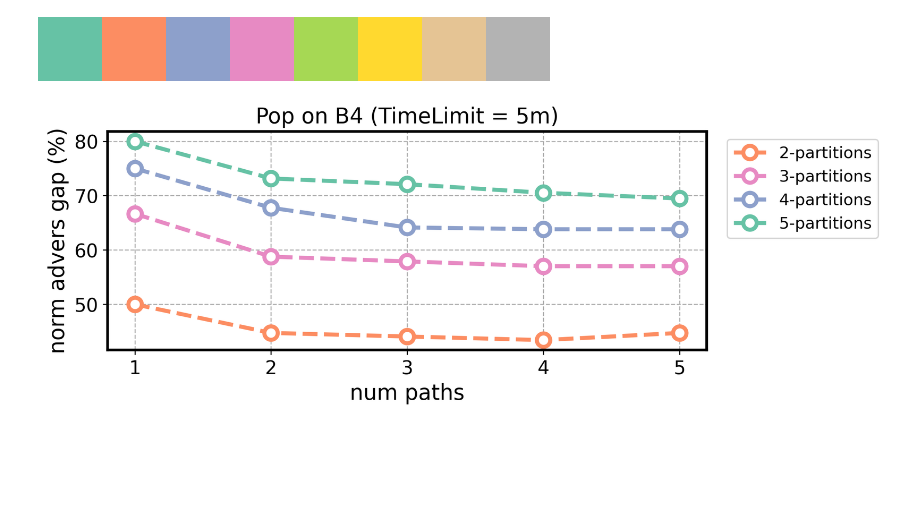
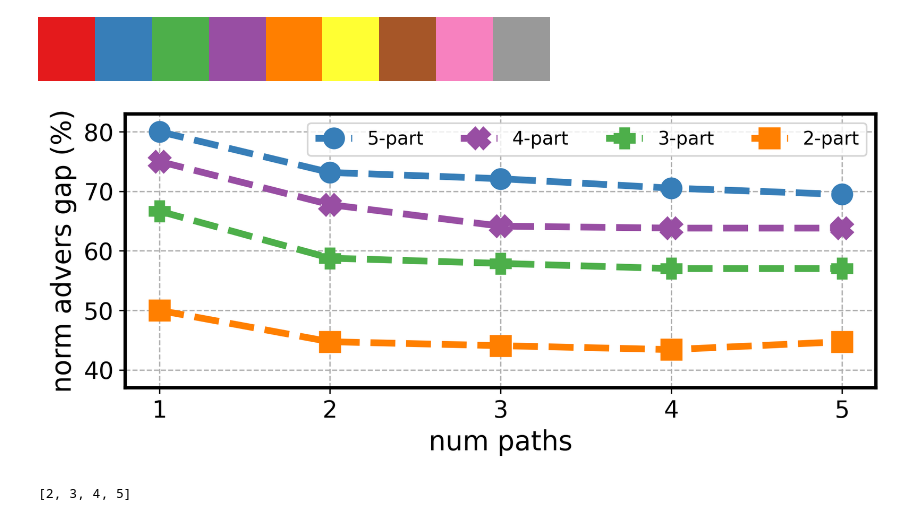
Before and after one commit to microsoft/MetaOpt, a Jupyter notebook: MetaOptimize/parsers/pop_varying_paths_partitions.ipynb, the cells around one changed output. Cells and saved outputs as stored; diff of their text form; code cells hidden in the pictures; blank space fills up the shorter version.

```diff
--- a/MetaOptimize/parsers/pop_varying_paths_partitions.ipynb
+++ b/MetaOptimize/parsers/pop_varying_paths_partitions.ipynb
@@ -57,53 +57,61 @@ for (num_part, num_path_to_gap) in part_to_path_to_gap_mapping.items():
     num_parts_to_x[num_part] = np.array(num_parts_to_x[num_part])
     num_parts_to_y[num_part] = np.array(num_parts_to_y[num_part])
 # %%
-color_pallette = plt.get_cmap("Set2")
+color_pallette = plt.get_cmap("Set1")
 color_pallette
 # %% [output]
-[figure, old version]
+[figure, new version]
 # %%
 # colors = [color_pallette(3), color_pallette(0), color_pallette(4), color_pallette(2)]
 # colors = [color_pallette(1), color_pallette(2), color_pallette(3), color_pallette(4)]
-colors = [color_pallette(1), color_pallette(3), color_pallette(2), color_pallette(0), color_pallette(4)]
+colors = [color_pallette(1), color_pallette(3), color_pallette(2), color_pallette(4)]
 line_styles = ["--", "--", "--", "--"]
+marker_list = ["o", "X", "P", "s"]
 # %%
 plt.rc('axes', linewidth=2)
 plt.figure(figsize=(8, 3), dpi=300)
 norm_factor = 38 * 5000
-for idx, (num_part, output) in enumerate(num_parts_to_x.items()):
-    plt.plot(num_parts_to_x[num_part], num_parts_to_y[num_part] * 100/ norm_factor, label=f"{num_part}-partitions",
+num_part_sorted = sorted(num_parts_to_x.keys(), reverse=True)
+for idx, num_part in enumerate(num_part_sorted):
+    plt.plot(num_parts_to_x[num_part], num_parts_to_y[num_part] * 100/ norm_factor, label=f"{num_part}-part",
              color=colors[idx],
              linestyle=line_styles[idx],
-             marker="o",
-             mfc="white",
+            #  marker="o",
+            #  mfc="white",
              mec=colors[idx],
              markersize=10,
-             linewidth=3,
-             markeredgewidth=3
+             linewidth=4,
+             markeredgewidth=3,
+             marker=marker_list[idx],
     )
 # # #add arrow to plot
 # # plt.arrow(x=4, y=0.75, dx=0, dy=0.1, width=0.5, head_length=0.03, fc="white")
 
 # #add annotation
 # min_y = 0.375 * 100
 # # plt.annotate('Better', xy = (3.1, min_y - 0.1))
 # bbox_props = dict(boxstyle="rarrow", ec="black", fc="white", lw=2)
 # t = plt.text(3.1, min_y, "Better", ha="center", va="center", rotation=90,
 #             size=16,
 #             bbox=bbox_props)
 # bb = t.get_bbox_patch()
 # bb.set_boxstyle("rarrow", pad=0.6)
 
-plt.legend(fontsize=12, loc="upper right", bbox_to_anchor=(1.3, 1))
-plt.title("Pop on B4 (TimeLimit = 5m)", fontsize=16)
+plt.legend(fontsize=11, loc="upper right", ncol=4)
+# plt.title("Pop on B4 (TimeLimit = 5m)", fontsize=16)
 plt.xlabel("num paths", fontsize=16)
 plt.ylabel("norm advers gap (%)", fontsize=16)
 # plt.xscale('log')
 # plt.yticks(np.arange(0.25, 0.47, 0.03), fontsize=14)
-plt.yticks(fontsize=14)
+plt.yticks(np.arange(40, 90, 10), fontsize=14)
 plt.xticks(np.arange(1, 6, 1), fontsize=14)
 plt.grid(which="major", zorder=-1, linestyle="--")
+plt.ylim([37, 83])
 plt.savefig(output_fig_dir + "pop_varying_path_partitions.jpg", bbox_inches="tight", format="jpg", dpi=300)
 plt.savefig(output_fig_dir + "pop_varying_path_partitions.pdf", bbox_inches="tight", format="pdf", dpi=300)
 # %% [output]
-[figure, old version]
+[figure, new version]
+# %%
+num_part_sorted
+# %% [output]
+[2, 3, 4, 5]
```
Also changed, not shown: 5 other files.
